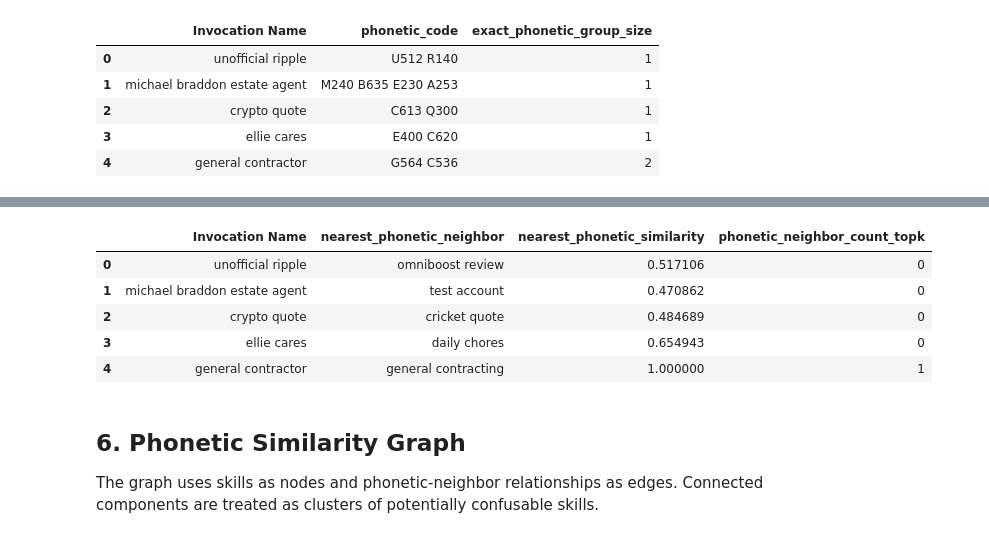
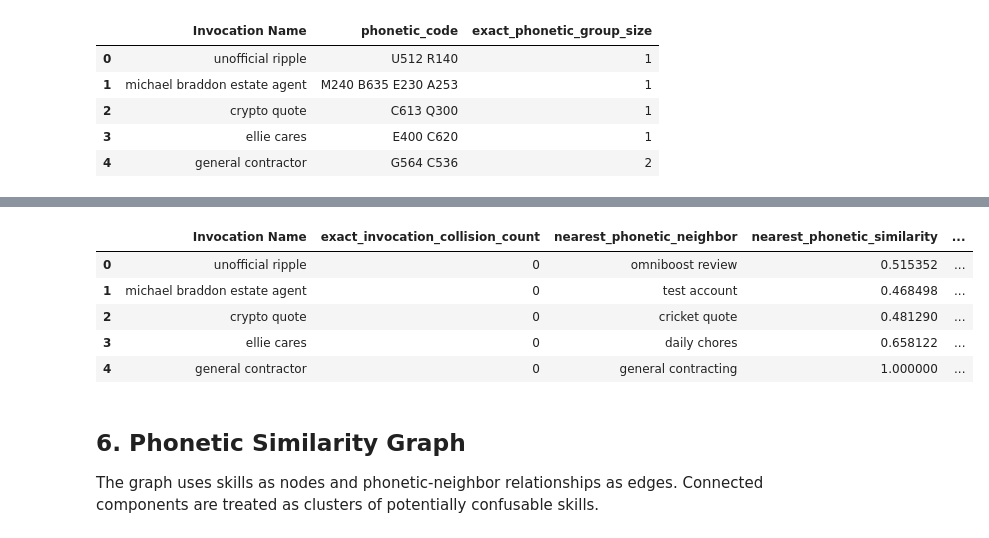
Before and after one commit to janiceeguo/CS6763-CPS-Final, a Jupyter notebook: baseline_similarity_pipeline.ipynb, the cells around one changed output, grey strips where cells are left out. Saved outputs shown, nothing was run; the diff lists cells and outputs as text; code cells hidden in the pictures.

```diff
--- a/baseline_similarity_pipeline.ipynb
+++ b/baseline_similarity_pipeline.ipynb
@@ -202,6 +202,15 @@ if max_amb > min_amb:
 else:
     full_df["norm_genericity_ambiguity_score"] = 0.0
 
+
+
+# Exact invocation-name collisions are a distinct risk signal from near-neighbor squatting.
+# Example: many unique skills may all use the exact same invocation name, such as "space facts".
+exact_invocation_group_size = full_df.groupby("normalized_invocation")["normalized_invocation"].transform("size")
+full_df["exact_invocation_group_size"] = exact_invocation_group_size.astype(int)
+full_df["exact_invocation_collision_count"] = (exact_invocation_group_size - 1).astype(int)
+full_df["has_exact_invocation_collision"] = full_df["exact_invocation_collision_count"] > 0
+
 full_df.to_csv(FULL_CLEANED_OUT, index=False)
 print("Wrote", FULL_CLEANED_OUT, full_df.shape)
 full_df[["Invocation Name", "genericity_score", "invocation_length", "genericity_ambiguity_score"]].head()
@@ -347,7 +387,11 @@ for idx, tokens in enumerate(full_df["invocation_tokens"]):
             rows = delete_signature_to_rows.get(signature, [])
             if len(rows) <= MAX_SIGNATURE_GROUP_SIZE:
                 for cand in rows:
-                    if cand != idx and len(full_df.iloc[cand]["invocation_tokens"]) == len(token_tuple):
+                    if (
+                        cand != idx
+                        and len(full_df.iloc[cand]["invocation_tokens"]) == len(token_tuple)
+                        and tuple(full_df.iloc[cand]["invocation_tokens"]) != token_tuple
+                    ):
                         candidates.add(cand)
                         patterns.setdefault(cand, "one_token_substitution")
                         if len(candidates) >= MAX_WORD_SQUAT_CANDIDATES_PER_SKILL:
@@ -453,12 +497,16 @@ full_df[["Invocation Name", "phonetic_code", "exact_phonetic_group_size"]].head(
 | 3 | ellie cares | E400 C620 | 1 |
 | 4 | general contractor | G564 C536 | 2 |
 # %%
-# Nearest-neighbor similarity over phonetic encodings catches near phonetic codes, not only exact matches.
+# Nearest-neighbor similarity over UNIQUE invocation phonetic encodings.
+# This finds phonetically similar but non-identical invocation names.
+unique_invocations_df["phonetic_code"] = unique_invocations_df["normalized_invocation"].apply(soundex_phrase)
+unique_invocations_df["phonetic_code_compact"] = unique_invocations_df["phonetic_code"].str.replace(" ", "", regex=False)
+
 phonetic_vectorizer = TfidfVectorizer(analyzer="char", ngram_range=(2, 4), min_df=1)
-phonetic_matrix = phonetic_vectorizer.fit_transform(full_df["phonetic_code_compact"].replace("", "empty"))
+phonetic_matrix = phonetic_vectorizer.fit_transform(unique_invocations_df["phonetic_code_compact"].replace("", "empty"))
 
 phonetic_nn = NearestNeighbors(
-    n_neighbors=min(NEIGHBORS_PER_SKILL + 1, len(full_df)),
+    n_neighbors=min(NEIGHBORS_PER_SKILL + 1, len(unique_invocations_df)),
     metric="cosine",
     algorithm="brute",
     n_jobs=-1,
@@ -467,56 +515,57 @@ phonetic_nn.fit(phonetic_matrix)
 phonetic_distances, phonetic_indices = phonetic_nn.kneighbors(phonetic_matrix)
 phonetic_similarities = 1 - phonetic_distances
 
-nearest_phonetic_idx = []
-nearest_phonetic_score = []
-phonetic_neighbor_count = []
+unique_nearest_phonetic_id = {}
+unique_nearest_phonetic_score = {}
+unique_phonetic_neighbor_count = {}
 phonetic_pair_rows = []
 seen_phonetic_pairs = set()
 
-for i in range(len(full_df)):
-    neighbor_idxs = phonetic_indices[i][1:]
-    neighbor_sims = phonetic_similarities[i][1:]
-    nearest_phonetic_idx.append(int(neighbor_idxs[0]) if len(neighbor_idxs) else -1)
-    nearest_phonetic_score.append(float(neighbor_sims[0]) if len(neighbor_sims) else 0.0)
-    phonetic_neighbor_count.append(int(np.sum(neighbor_sims >= PHONETIC_CLOSE_THRESHOLD)))
+for uid in range(len(unique_invocations_df)):
+    neighbor_uids = phonetic_indices[uid][1:]
+    neighbor_sims = phonetic_similarities[uid][1:]
+    unique_nearest_phonetic_id[uid] = int(neighbor_uids[0]) if len(neighbor_uids) else -1
+    unique_nearest_phonetic_score[uid] = float(neighbor_sims[0]) if len(neighbor_sims) else 0.0
+    unique_phonetic_neighbor_count[uid] = int(np.sum(neighbor_sims >= PHONETIC_CLOSE_THRESHOLD))
 
-    for j, sim in zip(neighbor_idxs, neighbor_sims):
+    for neighbor_uid, sim in zip(neighbor_uids, neighbor_sims):
         if sim < PHONETIC_CLOSE_THRESHOLD:
             continue
-        pair = tuple(sorted((int(i), int(j))))
+        pair = tuple(sorted((int(uid), int(neighbor_uid))))
         if pair in seen_phonetic_pairs:
             continue
         seen_phonetic_pairs.add(pair)
         if len(phonetic_pair_rows) >= MAX_PAIR_ROWS:
             continue
+        source_row = representative_row_by_unique_id[pair[0]]
+        target_row = representative_row_by_unique_id[pair[1]]
         phonetic_pair_rows.append({
-            "source_row": int(pair[0]),
-            "target_row": int(pair[1]),
-            "source_index": int(full_df.iloc[pair[0]]["Index"]),
-            "target_index": int(full_df.iloc[pair[1]]["Index"]),
-            "source_invocation": full_df.iloc[pair[0]]["Invocation Name"],
-            "target_invocation": full_df.iloc[pair[1]]["Invocation Name"],
-            "source_phonetic_code": full_df.iloc[pair[0]]["phonetic_code"],
-            "target_phonetic_code": full_df.iloc[pair[1]]["phonetic_code"],
-            "source_category": full_df.iloc[pair[0]]["Category"],
-            "target_category": full_df.iloc[pair[1]]["Category"],
+            "source_unique_invocation_id": int(pair[0]),
+            "target_unique_invocation_id": int(pair[1]),
+            "source_index": int(full_df.iloc[source_row]["Index"]),
+            "target_index": int(full_df.iloc[target_row]["Index"]),
+            "source_invocation": full_df.iloc[source_row]["Invocation Name"],
+            "target_invocation": full_df.iloc[target_row]["Invocation Name"],
+            "source_phonetic_code": unique_invocations_df.iloc[pair[0]]["phonetic_code"],
+            "target_phonetic_code": unique_invocations_df.iloc[pair[1]]["phonetic_code"],
+            "source_category": full_df.iloc[source_row]["Category"],
+            "target_category": full_df.iloc[target_row]["Category"],
             "phonetic_similarity": float(sim),
         })
 
-full_df["nearest_phonetic_neighbor_row"] = nearest_phonetic_idx
-full_df["nearest_phonetic_neighbor"] = [
-    full_df.iloc[j]["Invocation Name"] if j >= 0 else "" for j in nearest_phonetic_idx
+full_df["nearest_phonetic_neighbor_unique_id"] = full_df["unique_invocation_id"].map(unique_nearest_phonetic_id).astype(int)
+full_df["nearest_phonetic_similarity"] = full_df["unique_invocation_id"].map(unique_nearest_phonetic_score).astype(float)
+full_df["phonetic_neighbor_count_topk"] = full_df["unique_invocation_id"].map(unique_phonetic_neighbor_count).astype(int)
+full_df["nearest_phonetic_neighbor"] = full_df["nearest_phonetic_neighbor_unique_id"].map(id_to_invocation).fillna("")
+full_df["nearest_phonetic_neighbor_skill"] = [
+    full_df.iloc[id_to_rep_row[j]]["Skill Name"] if j >= 0 else ""
+    for j in full_df["nearest_phonetic_neighbor_unique_id"]
 ]
-full_df["nearest_phonetic_neighbor_skill"] = [
-    full_df.iloc[j]["Skill Name"] if j >= 0 else "" for j in nearest_phonetic_idx
-]
-full_df["nearest_phonetic_similarity"] = nearest_phonetic_score
-full_df["phonetic_neighbor_count_topk"] = phonetic_neighbor_count
 
 phonetic_pairs_df = pd.DataFrame(phonetic_pair_rows).sort_values(
     "phonetic_similarity", ascending=False
 ).head(MAX_PAIR_ROWS)
 phonetic_pairs_df.to_csv(TOP_PHONETIC_PAIRS_OUT, index=False)
 print("Wrote", TOP_PHONETIC_PAIRS_OUT, phonetic_pairs_df.shape)
-full_df[["Invocation Name", "nearest_phonetic_neighbor", "nearest_phonetic_similarity", "phonetic_neighbor_count_topk"]].head()
+full_df[["Invocation Name", "exact_invocation_collision_count", "nearest_phonetic_neighbor", "nearest_phonetic_similarity", "phonetic_neighbor_count_topk"]].head()
 # %% [output]
@@ -524,9 +573,9 @@ Wrote top_phonetic_pairs.csv (50000, 11)
-|  | Invocation Name | nearest_phonetic_neighbor | nearest_phonetic_similarity | phonetic_neighbor_count_topk |
-| 0 | unofficial ripple | omniboost review | 0.517106 | 0 |
-| 1 | michael braddon estate agent | test account | 0.470862 | 0 |
-| 2 | crypto quote | cricket quote | 0.484689 | 0 |
-| 3 | ellie cares | daily chores | 0.654943 | 0 |
-| 4 | general contractor | general contracting | 1.000000 | 1 |
+|  | Invocation Name | exact_invocation_collision_count | nearest_phonetic_neighbor | nearest_phonetic_similarity | ... |
+| 0 | unofficial ripple | 0 | omniboost review | 0.515352 | ... |
+| 1 | michael braddon estate agent | 0 | test account | 0.468498 | ... |
+| 2 | crypto quote | 0 | cricket quote | 0.481290 | ... |
+| 3 | ellie cares | 0 | daily chores | 0.658122 | ... |
+| 4 | general contractor | 0 | general contracting | 1.000000 | ... |
 # %% [markdown]
 ## 6. Phonetic Similarity Graph
 
```
Also changed, not shown: parts of 8 cells of this notebook, 8 other files.
